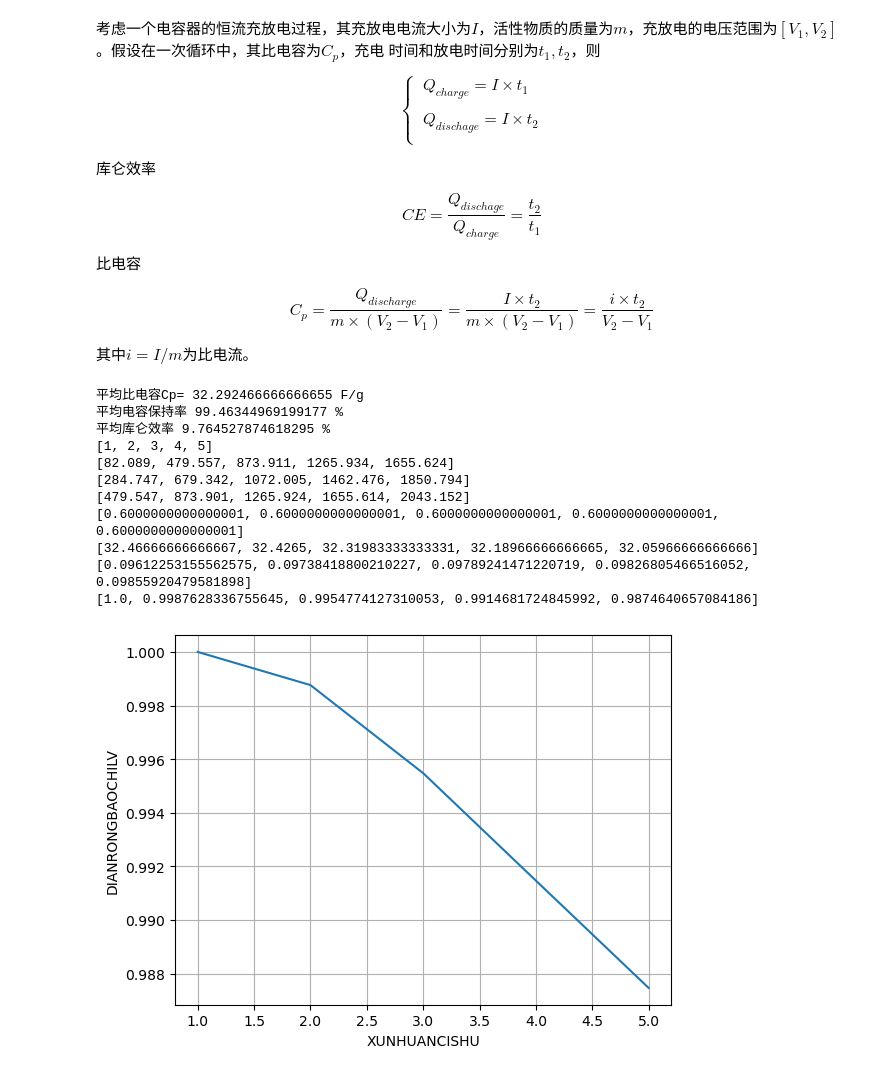
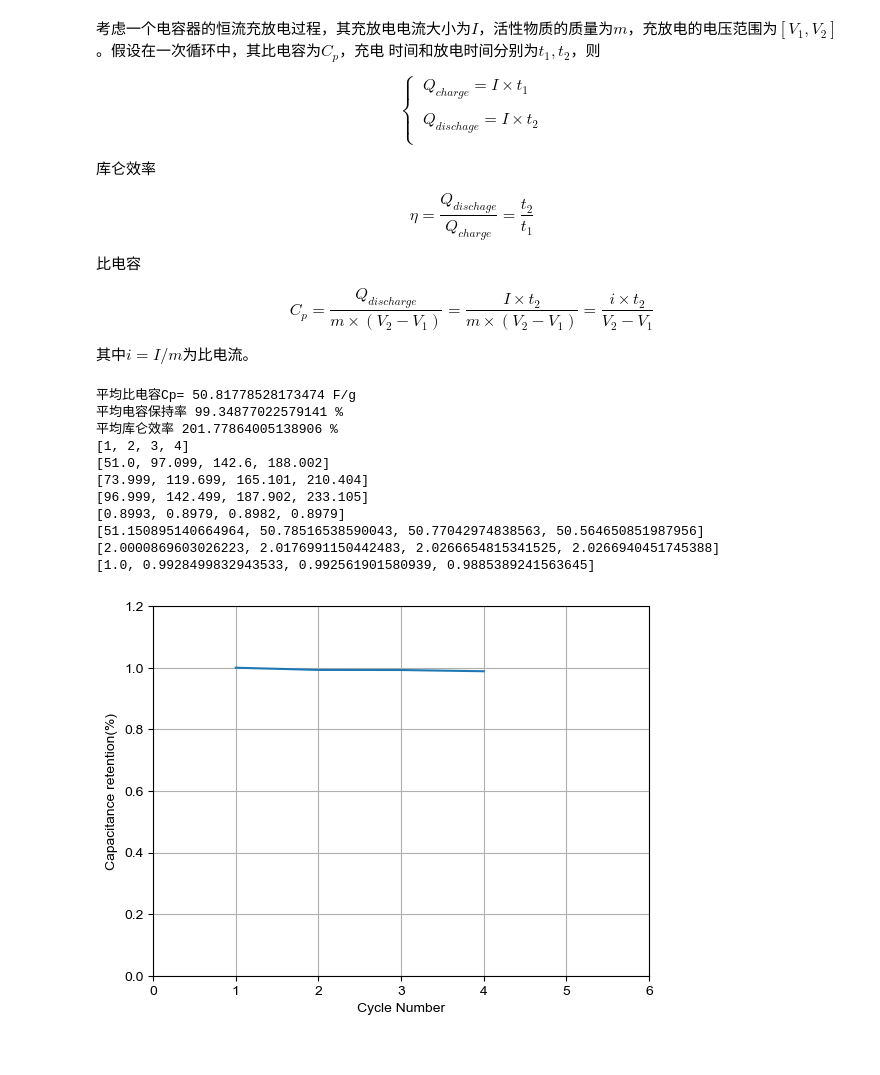
Before and after one commit to Liazulene/Fragile, a Jupyter notebook: ElectrochemicalTest/Cp-GCD.ipynb, the cells around one changed output. Drawn from its saved outputs; the diff is of its cells as text; code cells hidden in the pictures.

```diff
--- a/ElectrochemicalTest/Cp-GCD.ipynb
+++ b/ElectrochemicalTest/Cp-GCD.ipynb
@@ -12,7 +12,7 @@ $$ \left \{
 
 库仑效率
 
-$$CE=\frac{Q_{dischage}}{Q_{charge}}=\frac{t_2}{t_1}$$
+$$\eta=\frac{Q_{dischage}}{Q_{charge}}=\frac{t_2}{t_1}$$
 
 比电容
 
@@ -22,6 +22,14 @@ $$C_p=\frac{Q_{discharge}}{m \times (V_2-V_1)}=\frac{I \times t_2}{m \times (V_2
 # %%
 import numpy as np
 import matplotlib.pyplot as plt
+
+# 将画图部分的字体统一为Arial
+from matplotlib import rcParams
+config = {
+    "font.family":'Arial',  # 设置字体类型
+    "axes.unicode_minus": False #解决负号无法显示的问题
+}
+rcParams.update(config)
 
 # GCD.txt的数据具有多列，每一列数据的意义如下：
 # Time/sec, Potential/V, Step, Cycle, Current/A, ChargeCapacity(Ah), DischargeCapacity(Ah), ChargeEnergy(Wh), DischargeEnergy(Wh), dV/dt(V/s)
@@ -29,8 +37,7 @@ import matplotlib.pyplot as plt
 # coordinates列表将包含前四列数据。
 
 # specific_current为比电流，单位为A/g
-
-specific_current = 0.1
+specific_current = 2
 
 coordinates = []
 
@@ -89,8 +96,8 @@ for cycle_value, time_values in cycle_time_data.items():
             matrix[1][i] = min_time
             matrix[3][i] = max_time
 
-
-cycle_time_potential = {}  # 创建一个字典用于存储cycle值对应的time和potential
+# 创建一个字典用于存储cycle值对应的time和potential
+cycle_time_potential = {}
 
 # 遍历coordinates列表
 for coordinate in coordinates:
@@ -114,7 +121,8 @@ for cycle_value, values in cycle_time_potential.items():
         if cycle_value ==  matrix[0][i]:
             matrix[2][i] = max_potential_time
 
-cycle_potential = {}  # 创建一个字典用于存储cycle值对应的potential的最大值和最小值
+# 创建一个字典用于存储cycle值对应的potential的最大值和最小值
+cycle_potential = {}
 
 # 遍历coordinates列表
 for coordinate in coordinates:
@@ -184,8 +192,6 @@ for col_index in range(len(matrix[0])):
 
 matrix.append(CE)
 
-
-
 # 计算平均比电容
 Cp_average = sum(matrix[5])/len(matrix[5])
 print("平均比电容Cp=", Cp_average, "F/g")
@@ -194,45 +200,48 @@ print("平均比电容Cp=", Cp_average, "F/g")
 row_index = 5
 row_to_modify = matrix[row_index]
 first_element = row_to_modify[0]
 CR = [x / first_element for x in row_to_modify]
 matrix.append(CR)
 
 CR_average = 100*sum(matrix[7])/len(matrix[7])
 print("平均电容保持率", CR_average, "%")
 
 
 #计算平均库仑效率
 CE_average = 100*sum(matrix[6])/len(matrix[6])
 print("平均库仑效率", CE_average, "%")
 
 
 # 打印更新后的矩阵，包括新行
 for row in matrix:
     print(row)
 
 
+
+# 输出电容保持率的图
 plt.plot(matrix[0], matrix[7])
 
 # 添加标签和标题
-plt.xlabel('XUNHUANCISHU')
-plt.ylabel('DIANRONGBAOCHILV')
+plt.xlabel('Cycle Number')
+plt.ylabel('Capacitance retention(%)')
 plt.title('')
-
+plt.xlim((0, 6))
+plt.ylim((0, 1.2))
 # 显示网格
 plt.grid(True)
 
 # 显示图形
 plt.show()
 # %% [output]
-平均比电容Cp= 32.292466666666655 F/g
-平均电容保持率 99.46344969199177 %
-平均库仑效率 9.764527874618295 %
-[1, 2, 3, 4, 5]
-[82.089, 479.557, 873.911, 1265.934, 1655.624]
-[284.747, 679.342, 1072.005, 1462.476, 1850.794]
-[479.547, 873.901, 1265.924, 1655.614, 2043.152]
-[0.6000000000000001, 0.6000000000000001, 0.6000000000000001, 0.6000000000000001, 0.6000000000000001]
-[32.46666666666667, 32.4265, 32.31983333333331, 32.18966666666665, 32.05966666666666]
-[0.09612253155562575, 0.09738418800210227, 0.09789241471220719, 0.09826805466516052, 0.09855920479581898]
-[1.0, 0.9987628336755645, 0.9954774127310053, 0.9914681724845992, 0.9874640657084186]
+平均比电容Cp= 50.81778528173474 F/g
+平均电容保持率 99.34877022579141 %
+平均库仑效率 201.77864005138906 %
+[1, 2, 3, 4]
+[51.0, 97.099, 142.6, 188.002]
+[73.999, 119.699, 165.101, 210.404]
+[96.999, 142.499, 187.902, 233.105]
+[0.8993, 0.8979, 0.8982, 0.8979]
+[51.150895140664964, 50.78516538590043, 50.77042974838563, 50.564650851987956]
+[2.0000869603026223, 2.0176991150442483, 2.0266654815341525, 2.0266940451745388]
+[1.0, 0.9928499832943533, 0.992561901580939, 0.9885389241563645]
-[figure, old version]
+[figure, new version]
```
Also changed, not shown: parts of 1 cell of this notebook, 4 other files.
